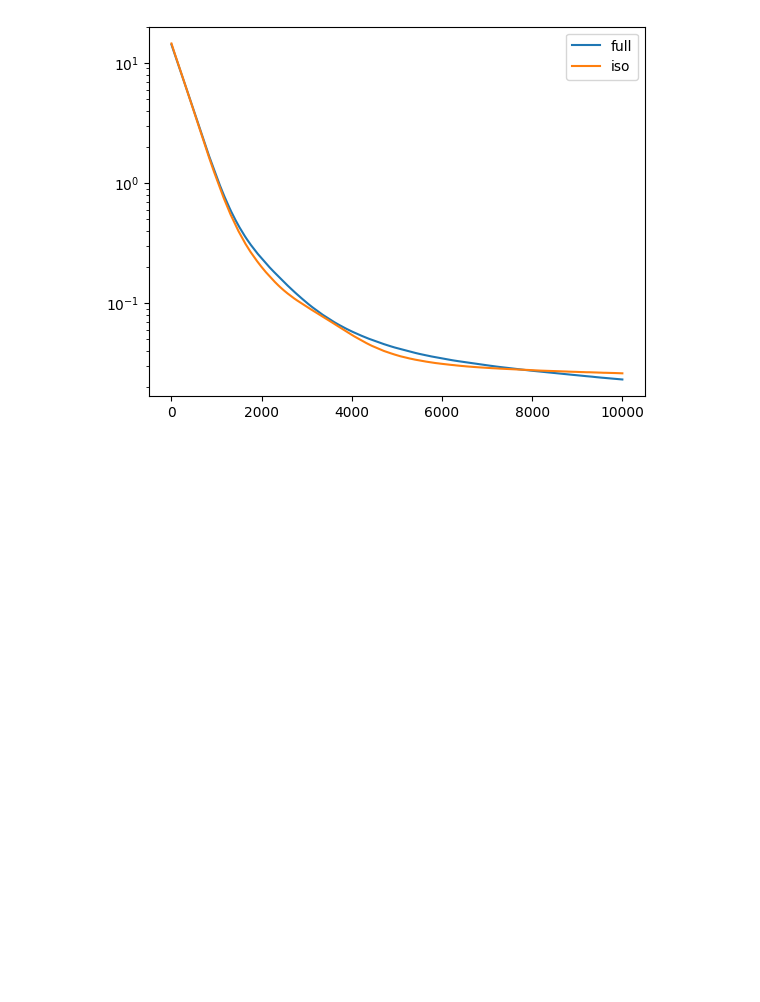
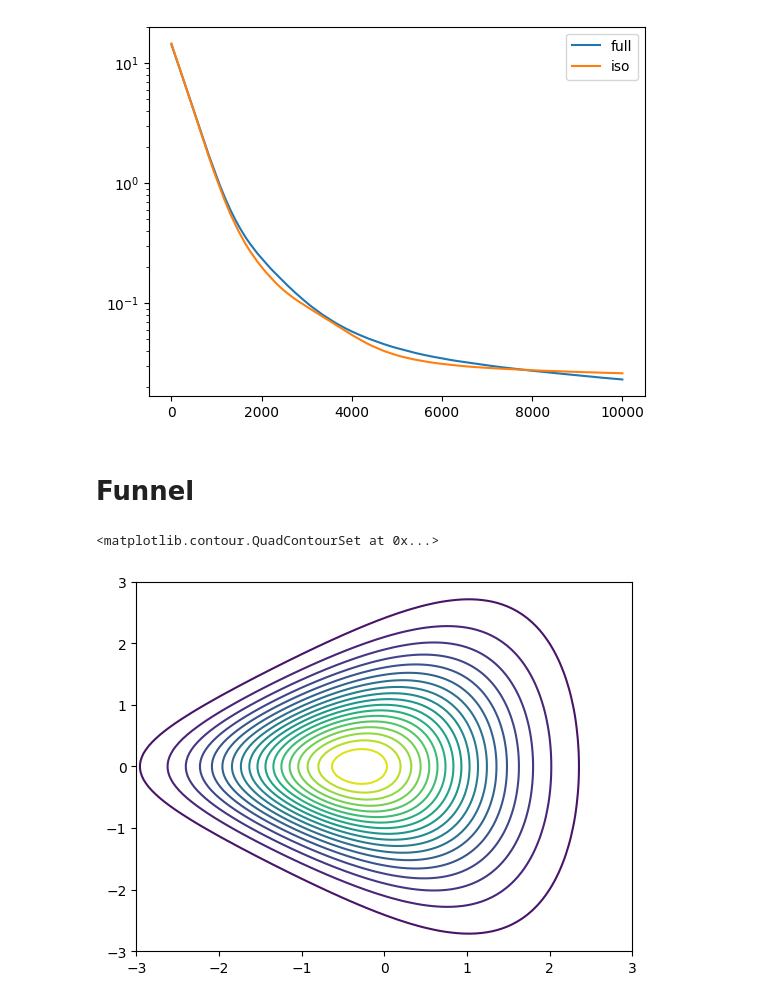
Before and after one commit to margueritetalamon/VI-MIG, a Jupyter notebook: fgmm.ipynb, the cells around one changed output. Drawn from its saved outputs; the diff is of its cells as text; code cells hidden in the pictures; blank space fills up the shorter version.

Commit message:
added funnel target

```diff
--- a/fgmm.ipynb
+++ b/fgmm.ipynb
@@ -384,3 +384,40 @@ plt.legend()
 # %% [output]
 <matplotlib.legend.Legend at 0x...>
 [figure]
+# %% [markdown]
+# Funnel
+# %%
+from scipy.stats import multivariate_normal
+import torch
+from torch.distributions import MultivariateNormal
+from einops import rearrange
+import numpy as np
+
+grid_size = 100
+bound = 3
+x1 = np.linspace(-bound,bound, grid_size)
+x2 = np.linspace(-bound,bound, grid_size)
+x1, x2 = np.meshgrid(x1,x2)
+x = np.dstack((x1, x2))
+x = rearrange(x, "h w d -> (h w) d")
+
+
+means = (0,0)
+sigma = 1.2
+
+
+
+g1 = multivariate_normal(means[0], sigma)
+
+b = x.shape[0]
+
+means_tensor = torch.full((b, 1), means[0])
+cov_tensor = torch.exp(torch.as_tensor(x[:, 0])/2).unsqueeze(-1).unsqueeze(-1)  # shape becomes (b, 1, 1)
+g2 = MultivariateNormal(means_tensor, covariance_matrix=cov_tensor)
+density = rearrange(g1.pdf(x[:, 0])*g2.log_prob(torch.as_tensor(x[:, 1][:, None])).exp().numpy(), "(h w) -> h w ", h = grid_size)
+
+fig, ax = plt.subplots()
+ax.contour(x1, x2, density, levels=20, cmap="viridis")
+# %% [output]
+<matplotlib.contour.QuadContourSet at 0x...>
+[figure, added]
```
Also changed, not shown: parts of 6 cells of this notebook, 3 other files.
